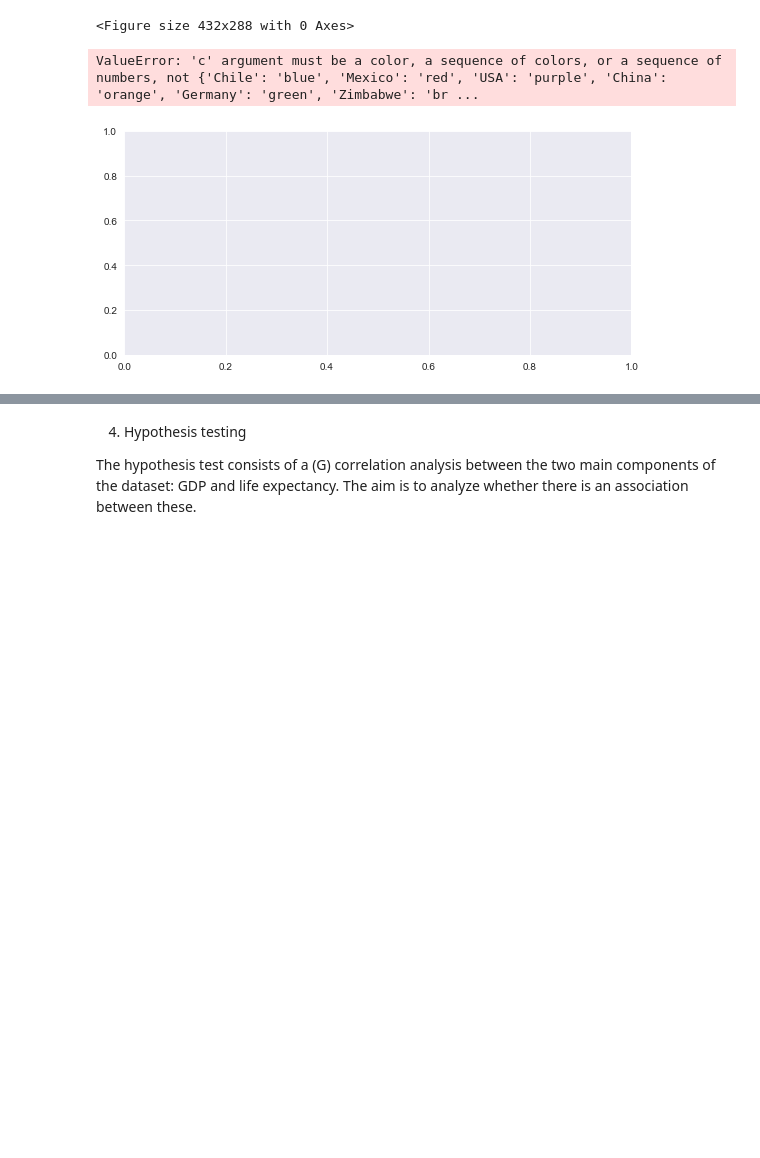
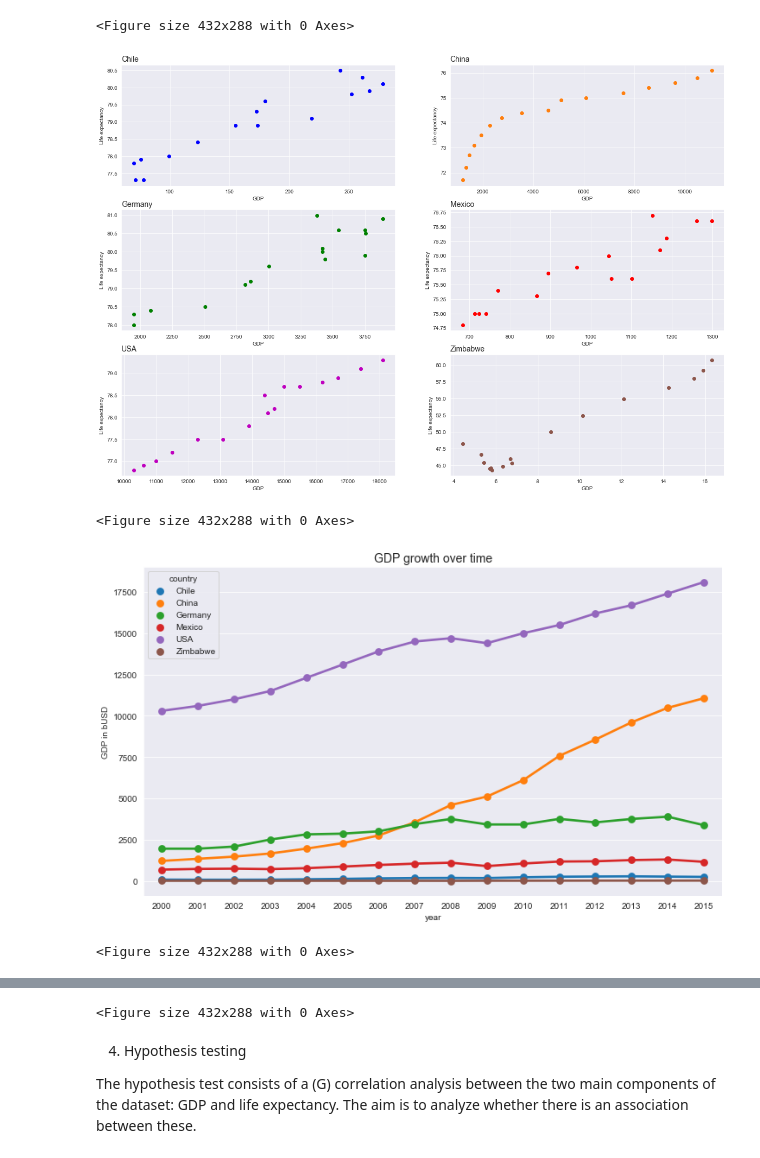
Before and after one commit to albertbanke/LifeExpectancyandGDP, a Jupyter notebook: life_expectancy_gdp.ipynb, the cells around one changed output, grey strips where cells are left out. Saved outputs shown, nothing was run; the diff lists cells and outputs as text; code cells hidden in the pictures; blank space fills up the shorter version.

```diff
--- a/life_expectancy_gdp.ipynb
+++ b/life_expectancy_gdp.ipynb
@@ -225,13 +226,13 @@ plt.clf()
 # (F) Multivariate data analysis
 
 # Plotting a scatterplot to show the association between GDP and life expectancy and the respective countries
-colors = ['b', 'o']
+cycol = cycle(['b', 'tab:orange', 'g', 'r', 'm', 'tab:brown'])
 
 def scatter(frame):
     plt.figure(figsize = [20,14])
     for count, countries in enumerate(frame.country.unique(), start=1):
         plt.subplot(3, 2, count)
-        plt.scatter(x = frame[frame.country == countries]['gdp_usdb'], y = frame[frame.country == countries]['life_expectancy_yrs'], c = colors)
+        plt.scatter(x = frame[frame.country == countries]['gdp_usdb'], y = frame[frame.country == countries]['life_expectancy_yrs'], c=next(cycol))
         plt.title(countries, loc = 'left', fontsize = 14)
         plt.xlabel('GDP')
         plt.ylabel('Life expectancy')
@@ -239,33 +240,35 @@ def scatter(frame):
 scatter(df)
 plt.show()
 plt.clf()
 
 # Plotting pointplots to show the changes in the variables over time
 plt.figure(figsize = [12, 7])
 ax5 = sns.pointplot(data = df, x = 'year', y = 'gdp_usdb', hue = 'country')
 
 plt.title('GDP growth over time', fontsize = 14)
 plt.ylabel('GDP in bUSD')
 
 
 plt.show()
 plt.clf()
 
 plt.figure(figsize = [12, 7])
 ax6 = sns.pointplot(data = df, x = 'year', y = 'life_expectancy_yrs', hue = 'country')
 
 plt.title('Life expectancy in years over time', fontsize = 14)
 plt.ylabel('Life expectancy in years')
 
 
 plt.show()
 plt.clf()
 
 
-# Interpretation: The first graph shows how the association between GDP and life expectancy is relatively linear.
+# Interpretation: The first graph shows how the association between GDP and life expectancy is relatively linear for most of the countries.
 # The second graph, the pointplot show how GDP has increased over time, but its harder to distinct for Zimbabwe and Chile.
 # Meanwhile, China has tripled its GDP in the same period. USA has increased its GDP in the same period as well.
 # Finally, the third graph show how Zimbabwe has increased its life expectancy with almost 20 years during the same period
 # %% [output]
+[figure, new version]
-ValueError: 'c' argument must be a color, a sequence of colors, or a sequence of numbers, not {'Chile': 'blue', 'Mexico': 'red', 'USA': 'purple', 'China': 'orange', 'Germany': 'green', 'Zimbabwe': 'br ...
+<Figure size 432x288 with 0 Axes>
-[figure, old version]
+[figure, added]
+<Figure size 432x288 with 0 Axes>
@@ -272,3 +276,4 @@ ValueError: 'c' argument must be a color, a sequence of colors, or a sequence of
+<Figure size 432x288 with 0 Axes>
 # %% [markdown]
 4. Hypothesis testing
 
```
Also changed, not shown: parts of 2 cells of this notebook.
